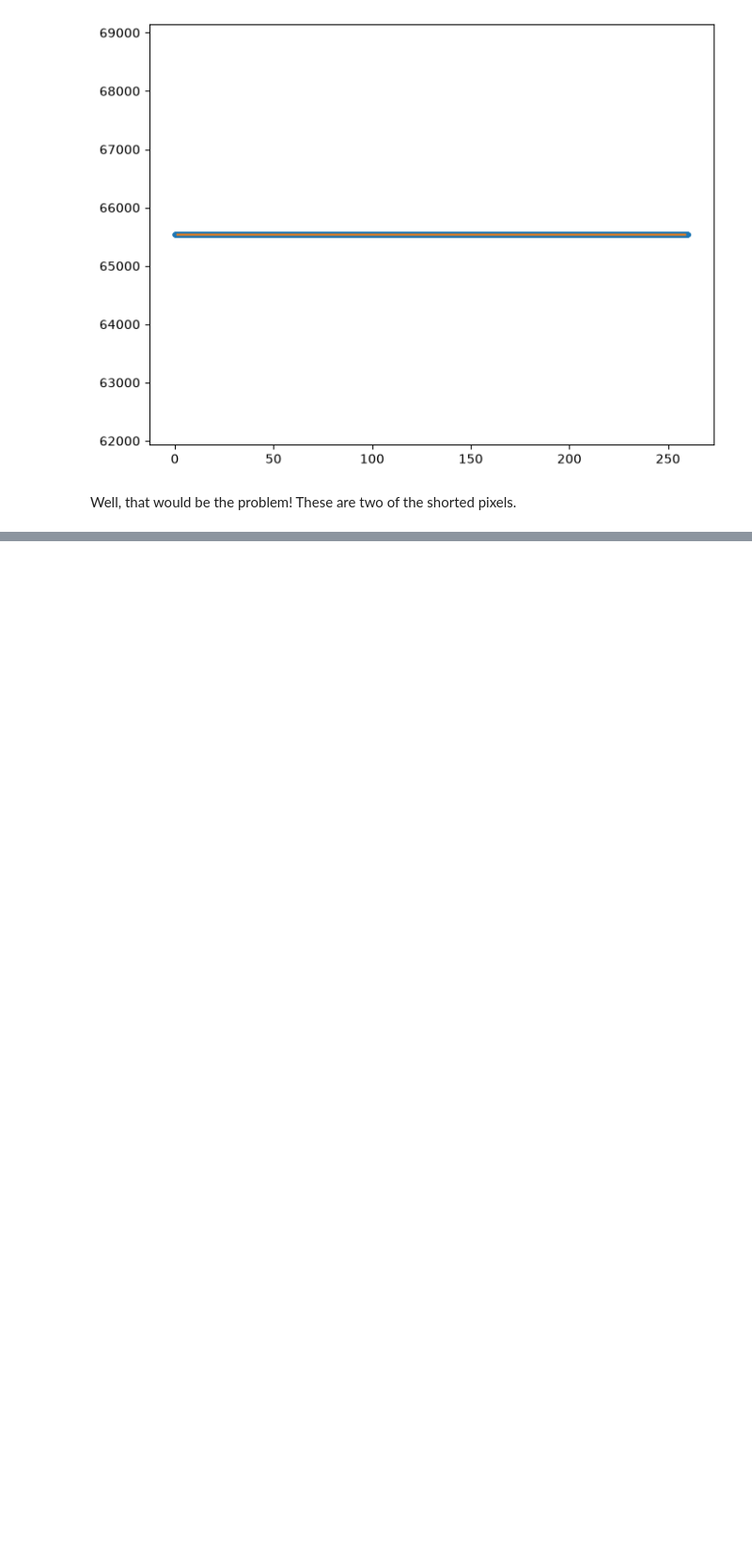
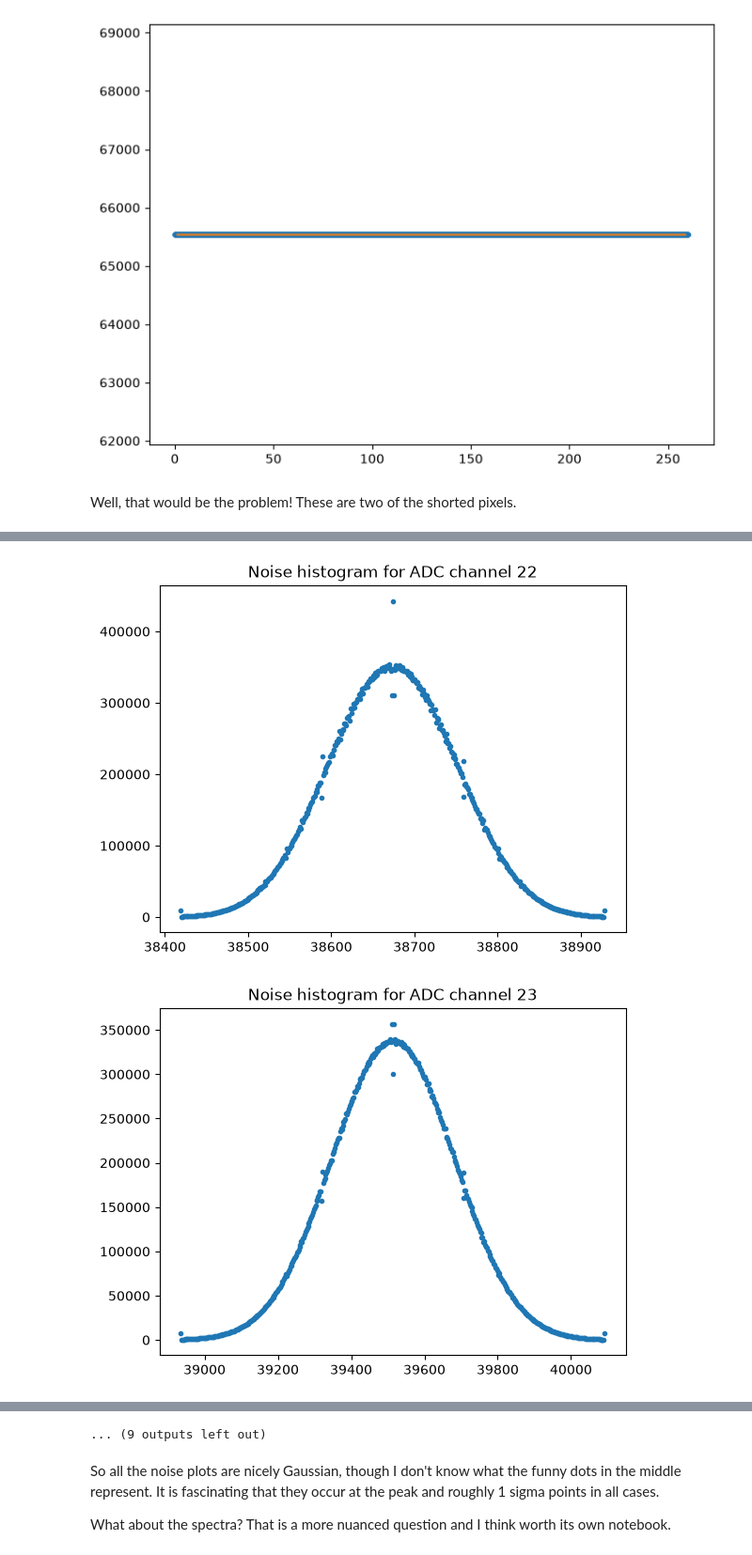
Before and after one commit to bcGitHub15/Proton-Analysis, a Jupyter notebook: ChannelNoise.ipynb, the cells around one changed output, grey strips where cells are left out. Shown at 94% size. Saved outputs shown, nothing was run; the diff lists cells and outputs as text; code cells hidden in the pictures; blank space fills up the shorter version.

```diff
--- a/ChannelNoise.ipynb
+++ b/ChannelNoise.ipynb
@@ -414,0 +497,25 @@ Well, that would be the problem! These are two of the shorted pixels.
+# %%
+def full_hist(run, ch, noise_indices=None, threshold=500):
+    noise_thresh = int(threshold)
+    if noise_indices is None:
+        mins, edges = run.find_channel_edges(ch)
+        noise_indices = []
+        for evt in range(run.nevents):
+            if mins[evt] < noise_thresh:
+                noise_indices.append(evt)
+    n_hist = len(noise0)
+    nBin = noise_thresh
+    full_hist = np.zeros(noise_thresh+1)
+    for idx in noise_indices:
+        hist, bins = np.histogram(rd.waveforms[idx, ch, :], bins=noise_thresh+1)
+        full_hist += hist
+    fig, ax = plt.subplots(1,1)
+    ax.plot(bins[:-1], full_hist, '.')
+    ax.set_title(f'Noise histogram for ADC channel {ch + 22}')
+    return full_hist, bins, noise_indices
+# %%
+for ch in range(21):
+    _ = full_hist(rd, ch)
+# %% [output]
+[figure, added]
+[figure, added]
@@ -414,0 +532,5 @@ Well, that would be the problem! These are two of the shorted pixels.
+... (9 outputs left out)
+# %% [markdown]
+So all the noise plots are nicely Gaussian, though I don't know what the funny dots in the middle represent. It is fascinating that they occur at the peak and roughly 1 sigma points in all cases.
+
+What about the spectra? That is a more nuanced question and I think worth its own notebook.
```
Also changed, not shown: parts of 11 cells of this notebook.
